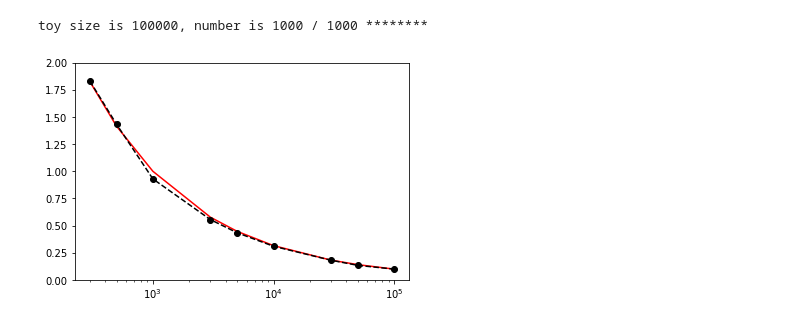
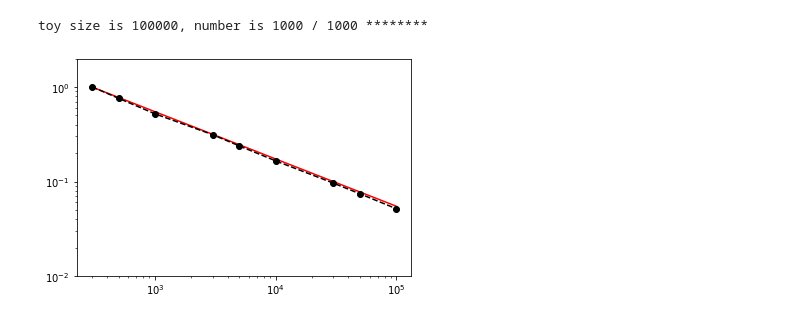
Before and after one commit to darrendavidprice/science-discovery, a Jupyter notebook: SM-sandbox/proj5.4-EFT-Density-Estimation/notebooks/Sensitivity_metric_test.ipynb, the cells around one changed output. Saved outputs shown, nothing was run; the diff lists cells and outputs as text; code cells hidden in the pictures.

```diff
--- a/SM-sandbox/proj5.4-EFT-Density-Estimation/notebooks/Sensitivity_metric_test.ipynb
+++ b/SM-sandbox/proj5.4-EFT-Density-Estimation/notebooks/Sensitivity_metric_test.ipynb
@@ -12,10 +223,0 @@ from   matplotlib  import pyplot as plt
-# %%
-f1_true     = 0.7
-mu1_true    = -12
-sigma1_true = 7.
-
-f2_true     = 0.3
-mu2_true    = 3
-sigma2_true = 4.
-
-N_per_mu    = 50
@@ -236,36 +346,42 @@ for n_toy in n_toys :
         sys.stdout.write(f"\rtoy size is {n_toy}, number is {toy_idx+1} / {num_toys} ********")
         toy_datapoints = sample(n_toy)
         toy_weights    = n_exp / n_toy
-        TNLL = lambda p : -2 * np.sum(toy_weights*np.log(pdf(toy_datapoints, p[0])))
+        TNLL = lambda p : -2 * np.sum(toy_weights*np.log(pdf(toy_datapoints, mu1_true, p[0])))
         m = Minuit.from_array_func(TNLL, [mu2_true], [1], errordef=1)
         m.migrad()
         if not m.get_fmin().is_valid :
             n_toy = n_toy - 1
             continue
-        mu2_fit_results [n_toy].append(m.values[0])
+        m.minos()
+        mu2_fit_results [n_toy].append([m.values[0], np.mean(m.np_merrors()[:,0])])
 # %% [output]
 toy size is 100000, number is 1000 / 1000 ********
 # %%
-ref_std = np.mean([np.fabs(errs.lower), errs.upper])
+ref_std = np.mean([as_errs_mu2_stat_1sigma[0], as_errs_mu2_stat_1sigma[1]])
 
-y_mean, y_std, y_mean_err = [], [], []
+y_mean, y_std, y_mean_err, y_width, y_width_err = [], [], [], [], []
 for n_toy in n_toys :
-    fit_results = mu2_fit_results [n_toy]
-    mean = np.mean(fit_results)
-    std  = np.std (fit_results)
-    y_mean    .append(mean)
-    y_std     .append(std)
-    y_mean_err.append(std / np.sqrt(len(fit_results)))
-y_mean, y_std, y_mean_err = np.array(y_mean), np.array(y_std), np.array(y_mean_err)
+    fit_result_est   = [x[0] for x in mu2_fit_results [n_toy]]
+    fit_result_width = [x[1] for x in mu2_fit_results [n_toy]]
+    est_mean   = np.mean(fit_result_est)
+    est_std    = np.std (fit_result_est)
+    width_mean = np.mean(fit_result_width)
+    width_std  = np.std (fit_result_width)
+    y_mean     .append(est_mean)
+    y_std      .append(est_std)
+    y_width    .append(width_mean)
+    y_mean_err .append(est_std  / np.sqrt(num_toys))
+    y_width_err.append(width_std/ np.sqrt(num_toys))
+y_mean, y_std, y_mean_err, y_width, y_width_err = np.array(y_mean), np.array(y_std), np.array(y_mean_err), np.array(y_width), np.array(y_width_err)
 
 plt.plot(n_toys, np.sqrt(n_exp/np.array(n_toys)), "-", c="r")
 plt.plot(n_toys, y_std/ref_std, "o-", c="k", linestyle="--")
 plt.gca().set_xscale("log")
 plt.gca().set_yscale("log")
-plt.gca().set_ylim([0.05, 3])
+plt.gca().set_ylim([0.01, 2])
 plt.show()
 # %% [output]
-[figure, old version]
+[figure, new version]
 # %%
 mu2_fit_results_imp_samp = {}
 for n_toy in n_toys :
```
Also changed, not shown: parts of 23 cells of this notebook, 40 other files.
